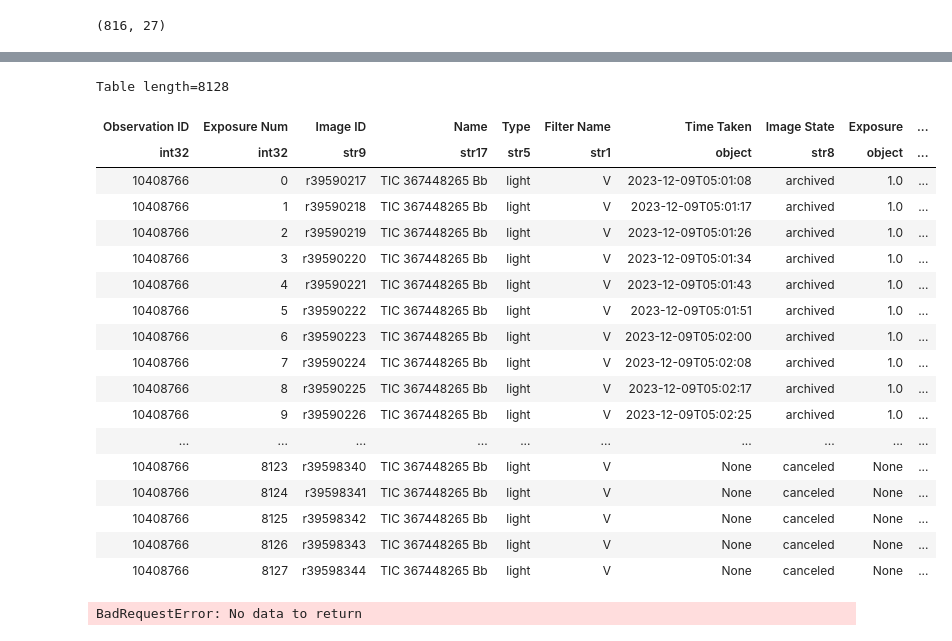
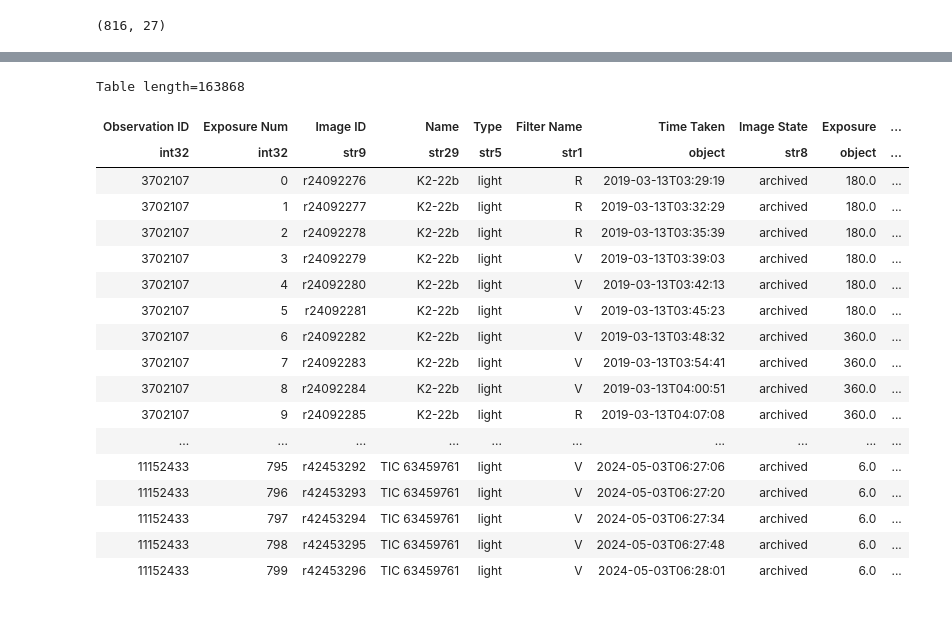
Before and after one commit to CvillePaul/SkyNet-API, a Jupyter notebook: SkyNet API Playground.ipynb, the cells around one changed output, grey strips where cells are left out. Drawn from its saved outputs; the diff is of its cells as text; code cells hidden in the pictures.

```diff
--- a/SkyNet API Playground.ipynb
+++ b/SkyNet API Playground.ipynb
@@ -45,7 +29,7 @@ observation_fields = {
     "timeIn": "Submitted",
 }
 
-observation_criteria = {"groupId": 816}
+observation_criteria = {"groupId": group_id}
 # criteria = {"id": 3702107}
 observation_results = obs.query(include=",".join(observation_fields.keys()), **observation_criteria)
 
@@ -58,7 +42,7 @@ for field, col_name in observation_fields.items():
         case 2:
             field_dicts = list(map(itemgetter(field_parts[0]), observation_results))
             observations[col_name] = [field_dict[field_parts[1]] if field_dict is not None else "" for field_dict in field_dicts]
-observations.write("observations.csv", overwrite=True)
+observations.write("skynet_observations.csv", overwrite=True)
 
 observations
 # %% [output]
@@ -85,59 +69,54 @@ Table length=76
 exposure_fields = {
     "exps.obsId": "Observation ID",
     "exps.expNum": "Exposure Num",
     "exps.imageId": "Image ID",
     "exps.obs.name": "Name",
     "exps.type": "Type",
     "exps.filterName": "Filter Name",
     "exps.timeTaken": "Time Taken",
     "exps.state": "Image State",
     "exps.expLengthUsed": "Exposure",
     "exps.binningUsed": "Binning",
     "exps.gain": "Gain",
     "exps.camera.name": "Camera",
 }
 
-# criteria = {"groupId": 816}
+exposure_criteria = {"groupId": group_id}
 # exposure_criteria = {"id": 3702107}
-exposure_criteria = {"id": 10408766}
+# exposure_criteria = {"id": 10408766}
 
 exposure_results = obs.query(include=",".join(exposure_fields.keys()), **exposure_criteria)
 
-exp_struct = [result["exps"] for result in exposure_results][0]
+exp_structs = [image for result in exposure_results for image in result["exps"]]
 images = Table()
 for field, col_name in exposure_fields.items():
     field_parts = field.split(".")
     match len(field_parts):
         case 2:
-            images[col_name] = list(map(itemgetter(field_parts[1]), exp_struct))
+            images[col_name] = list(map(itemgetter(field_parts[1]), exp_structs))
         case 3:
-            field_dicts = list(map(itemgetter(field_parts[1]), exp_struct))
+            field_dicts = list(map(itemgetter(field_parts[1]), exp_structs))
             images[col_name] = [field_dict[field_parts[2]] if field_dict is not None else "" for field_dict in field_dicts]
-images.write("images.csv", overwrite=True)
+images.write("skynet_images.csv", overwrite=True)
 
 images
 # %% [output]
-Table length=8128
+Table length=163868
 | Observation ID | Exposure Num | Image ID | Name | Type | Filter Name | Time Taken | Image State | Exposure | ... |
-| int32 | int32 | str9 | str17 | str5 | str1 | object | str8 | object | ... |
-| 10408766 | 0 | r39590217 | TIC 367448265 Bb | light | V | 2023-12-09T05:01:08 | archived | 1.0 | ... |
-| 10408766 | 1 | r39590218 | TIC 367448265 Bb | light | V | 2023-12-09T05:01:17 | archived | 1.0 | ... |
-| 10408766 | 2 | r39590219 | TIC 367448265 Bb | light | V | 2023-12-09T05:01:26 | archived | 1.0 | ... |
-| 10408766 | 3 | r39590220 | TIC 367448265 Bb | light | V | 2023-12-09T05:01:34 | archived | 1.0 | ... |
-| 10408766 | 4 | r39590221 | TIC 367448265 Bb | light | V | 2023-12-09T05:01:43 | archived | 1.0 | ... |
-| 10408766 | 5 | r39590222 | TIC 367448265 Bb | light | V | 2023-12-09T05:01:51 | archived | 1.0 | ... |
-| 10408766 | 6 | r39590223 | TIC 367448265 Bb | light | V | 2023-12-09T05:02:00 | archived | 1.0 | ... |
-| 10408766 | 7 | r39590224 | TIC 367448265 Bb | light | V | 2023-12-09T05:02:08 | archived | 1.0 | ... |
-| 10408766 | 8 | r39590225 | TIC 367448265 Bb | light | V | 2023-12-09T05:02:17 | archived | 1.0 | ... |
-| 10408766 | 9 | r39590226 | TIC 367448265 Bb | light | V | 2023-12-09T05:02:25 | archived | 1.0 | ... |
+| int32 | int32 | str9 | str29 | str5 | str1 | object | str8 | object | ... |
+| 3702107 | 0 | r24092276 | K2-22b | light | R | 2019-03-13T03:29:19 | archived | 180.0 | ... |
+| 3702107 | 1 | r24092277 | K2-22b | light | R | 2019-03-13T03:32:29 | archived | 180.0 | ... |
+| 3702107 | 2 | r24092278 | K2-22b | light | R | 2019-03-13T03:35:39 | archived | 180.0 | ... |
+| 3702107 | 3 | r24092279 | K2-22b | light | V | 2019-03-13T03:39:03 | archived | 180.0 | ... |
+| 3702107 | 4 | r24092280 | K2-22b | light | V | 2019-03-13T03:42:13 | archived | 180.0 | ... |
+| 3702107 | 5 | r24092281 | K2-22b | light | V | 2019-03-13T03:45:23 | archived | 180.0 | ... |
+| 3702107 | 6 | r24092282 | K2-22b | light | V | 2019-03-13T03:48:32 | archived | 360.0 | ... |
+| 3702107 | 7 | r24092283 | K2-22b | light | V | 2019-03-13T03:54:41 | archived | 360.0 | ... |
+| 3702107 | 8 | r24092284 | K2-22b | light | V | 2019-03-13T04:00:51 | archived | 360.0 | ... |
+| 3702107 | 9 | r24092285 | K2-22b | light | R | 2019-03-13T04:07:08 | archived | 360.0 | ... |
 | ... | ... | ... | ... | ... | ... | ... | ... | ... | ... |
-| 10408766 | 8123 | r39598340 | TIC 367448265 Bb | light | V | None | canceled | None | ... |
-| 10408766 | 8124 | r39598341 | TIC 367448265 Bb | light | V | None | canceled | None | ... |
-| 10408766 | 8125 | r39598342 | TIC 367448265 Bb | light | V | None | canceled | None | ... |
-| 10408766 | 8126 | r39598343 | TIC 367448265 Bb | light | V | None | canceled | None | ... |
-| 10408766 | 8127 | r39598344 | TIC 367448265 Bb | light | V | None | canceled | None | ... |
+| 11152433 | 795 | r42453292 | TIC 63459761 | light | V | 2024-05-03T06:27:06 | archived | 6.0 | ... |
+| 11152433 | 796 | r42453293 | TIC 63459761 | light | V | 2024-05-03T06:27:20 | archived | 6.0 | ... |
+| 11152433 | 797 | r42453294 | TIC 63459761 | light | V | 2024-05-03T06:27:34 | archived | 6.0 | ... |
+| 11152433 | 798 | r42453295 | TIC 63459761 | light | V | 2024-05-03T06:27:48 | archived | 6.0 | ... |
+| 11152433 | 799 | r42453296 | TIC 63459761 | light | V | 2024-05-03T06:28:01 | archived | 6.0 | ... |
-# %%
-asd, qwe = download.fits(**{"obs": "10408766"})
-# asd, qwe = download.fits(**{"image": "r34306388"})
-# %% [output]
-BadRequestError: No data to return
```
Also changed, not shown: parts of 7 cells of this notebook.
